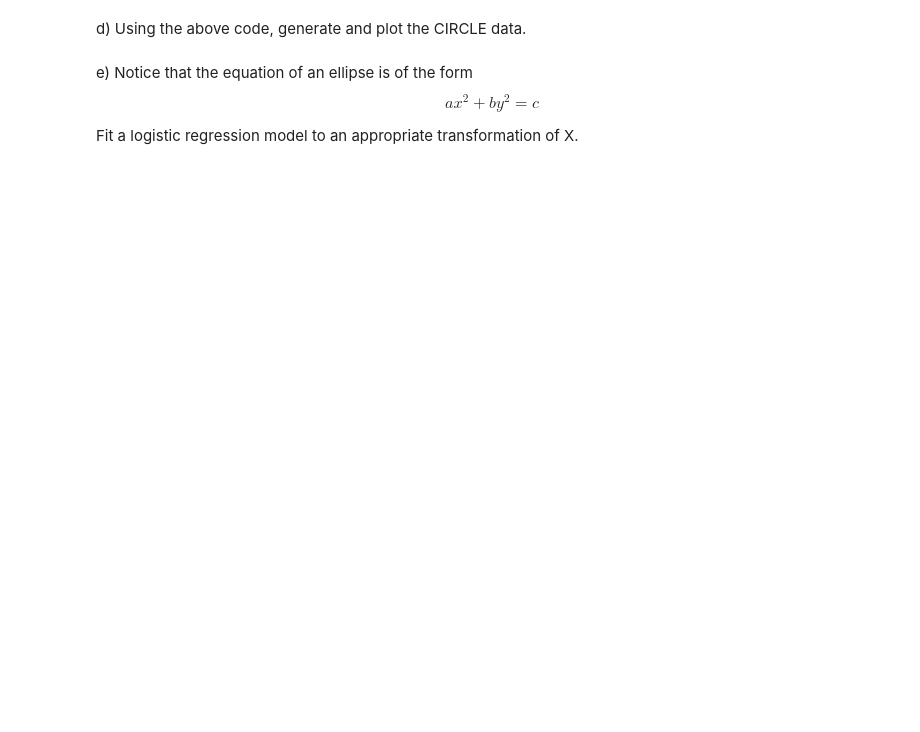
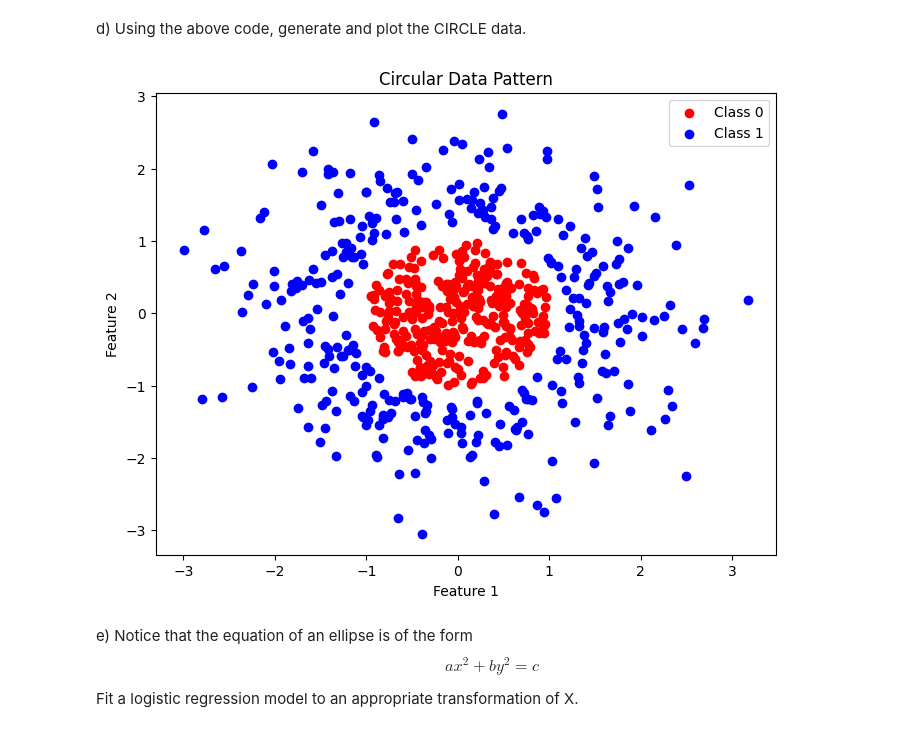
Before and after one commit to ahmadssadiq/Data-Science-Fundamentals, a Jupyter notebook: lecture_19/worksheet_19.ipynb, the cells around one changed output. Cells and saved outputs as stored; diff of their text form; code cells hidden in the pictures; blank space fills up the shorter version.

```diff
--- a/lecture_19/worksheet_19.ipynb
+++ b/lecture_19/worksheet_19.ipynb
@@ -58,5 +93,23 @@ c) Using the coefficients, plot the line through the scatter plot you created in
 # %% [markdown]
 d) Using the above code, generate and plot the CIRCLE data.
+# %%
+# Assuming generate_circle_data is a function that you have defined or imported
+X_circle, Y_circle = generate_circle_data(t)  # Replace 't' with the appropriate parameter
+
+plt.figure(figsize=(8, 6))
+
+# Scatter plot for each class
+colors = ['red', 'blue']
+for i, color in enumerate(colors):
+    plt.scatter(*X_circle[Y_circle == i].T, color=color, label=f'Class {i}')
+
+plt.title("Circular Data Pattern")
+plt.xlabel("Feature 1")
+plt.ylabel("Feature 2")
+plt.legend()
+plt.show()
+# %% [output]
+[figure, added]
 # %% [markdown]
 e) Notice that the equation of an ellipse is of the form $$ax^2 + by^2 = c$$
 
```
Also changed, not shown: parts of 9 cells of this notebook.
